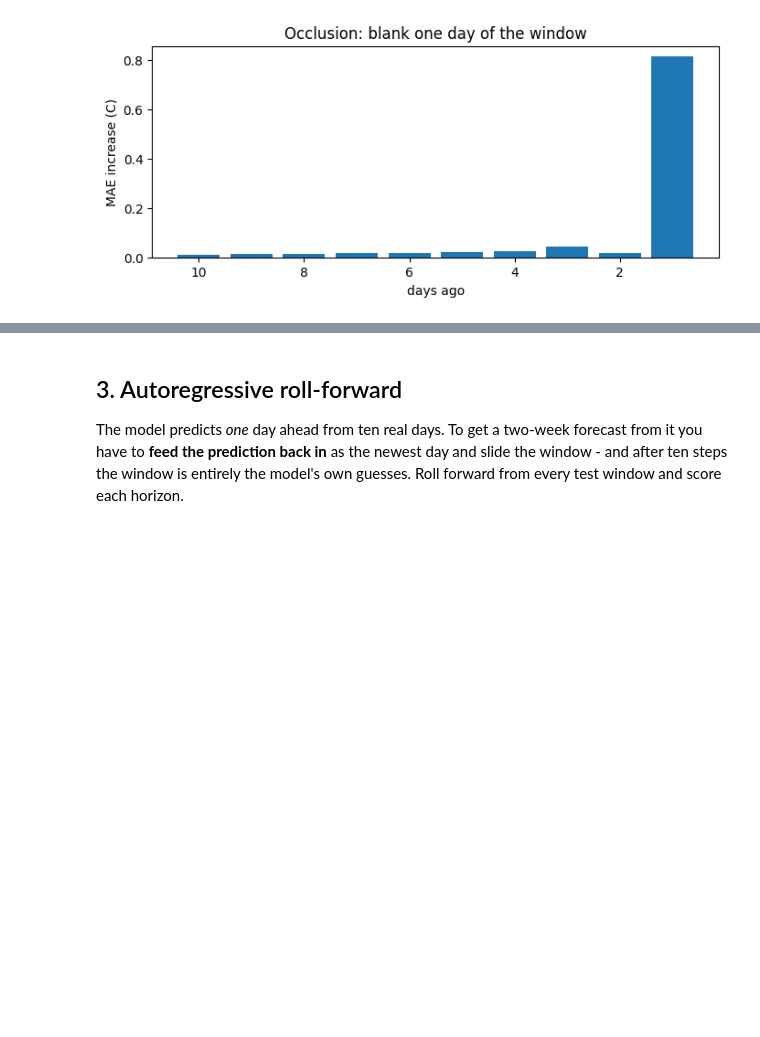
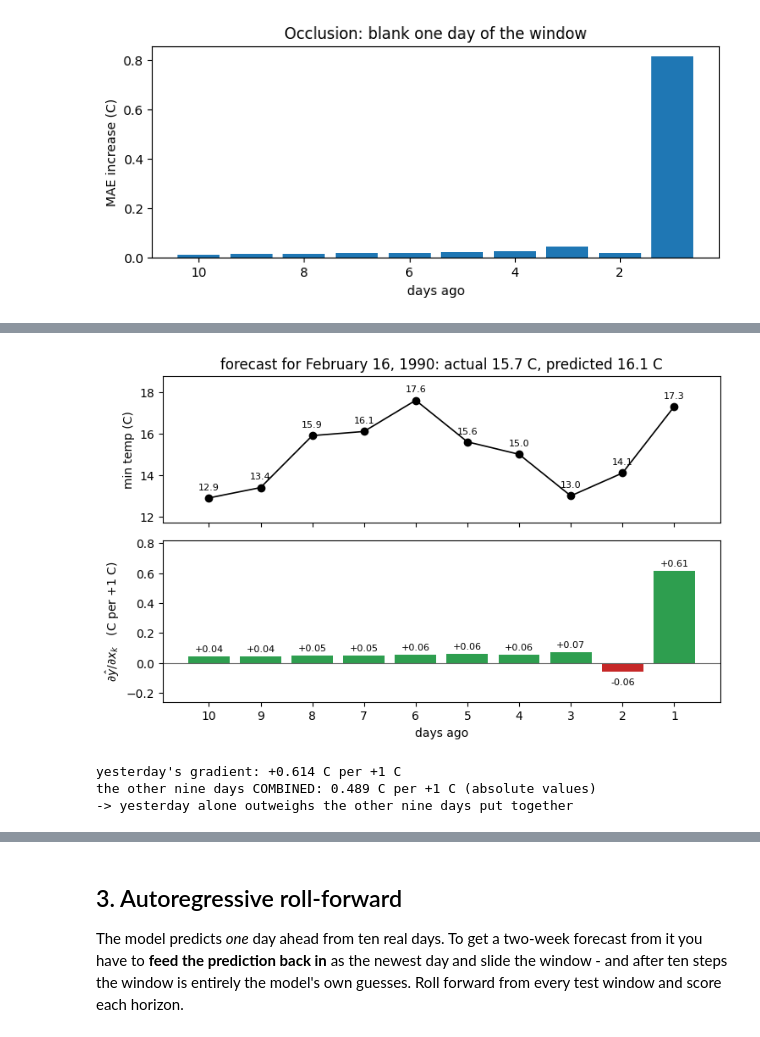
Before and after one commit to drdave-teaching/OPIM5509-notebooks, a Jupyter notebook: Module4/Univariate_Temperature_RNN_pt2.ipynb, the cells around one changed output, grey strips where cells are left out. Drawn from its saved outputs; the diff is of its cells as text; code cells hidden in the pictures; blank space fills up the shorter version.

```diff
--- a/Module4/Univariate_Temperature_RNN_pt2.ipynb
+++ b/Module4/Univariate_Temperature_RNN_pt2.ipynb
@@ -184,0 +195,37 @@ plt.xlabel("days ago"); plt.ylabel("mean |gradient|"); plt.title("Saliency: whic
+# %%
+def saliency(model, X):
+    x = tf.convert_to_tensor(X, dtype=tf.float32)
+    with tf.GradientTape() as tape:
+        tape.watch(x)
+        out = model(x, training=False)
+    return tape.gradient(out, x).numpy()
+
+k = int(np.where(test_dates.dt.strftime("%Y-%m-%d") == "1990-02-16")[0][0])   # find it by date, don't hard-code it
+g_one = saliency(model, X_test[k:k+1])[0].ravel()      # SIGNED gradient, one number per day
+w_one = X_test[k].ravel()
+
+fig, ax = plt.subplots(2, 1, figsize=(8.5, 5), sharex=True,
+                       gridspec_kw={"height_ratios": [1, 1.1], "hspace": 0.12})
+ax[0].plot(days_ago, w_one, marker="o", color="black", lw=1.2)
+for d, v in zip(days_ago, w_one):
+    ax[0].annotate(f"{v:.1f}", (d, v), textcoords="offset points", xytext=(0, 7), ha="center", fontsize=8)
+ax[0].set_ylabel("min temp (C)"); ax[0].margins(y=0.25)
+ax[0].set_title(f"forecast for {test_dates.iloc[k]:%B %d, %Y}: "
+                f"actual {y_test[k]:.1f} C, predicted {pred[k]:.1f} C")
+ax[1].bar(days_ago, g_one, color=["#2E9E4F" if v >= 0 else "#C62828" for v in g_one])
+ax[1].axhline(0, color="#616161", lw=0.8)
+for d, v in zip(days_ago, g_one):
+    ax[1].annotate(f"{v:+.2f}", (d, v), textcoords="offset points", xytext=(0, 4 if v >= 0 else -11),
+                   ha="center", fontsize=8)
+ax[1].invert_xaxis(); ax[1].set_xticks(days_ago); ax[1].margins(y=0.3)
+ax[1].set_xlabel("days ago"); ax[1].set_ylabel(r"$\partial \hat{y} / \partial x_k$   (C per +1 C)")
+plt.show()
+
+print(f"yesterday's gradient: {g_one[-1]:+.3f} C per +1 C")
+print(f"the other nine days COMBINED: {np.abs(g_one[:-1]).sum():.3f} C per +1 C (absolute values)")
+print("-> yesterday alone outweighs the other nine days put together")
+# %% [output]
+[figure, added]
+yesterday's gradient: +0.614 C per +1 C
+the other nine days COMBINED: 0.489 C per +1 C (absolute values)
+-> yesterday alone outweighs the other nine days put together
```
Also changed, not shown: parts of 11 cells of this notebook.
